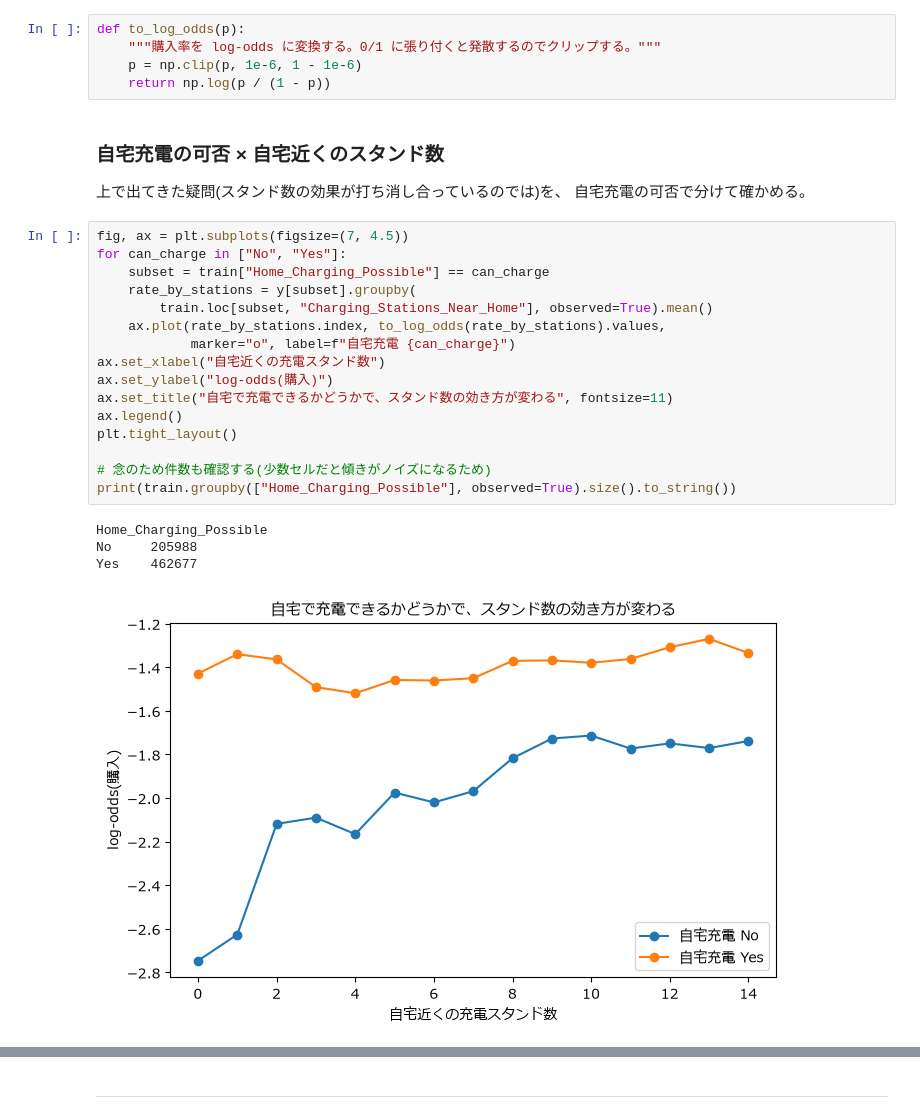
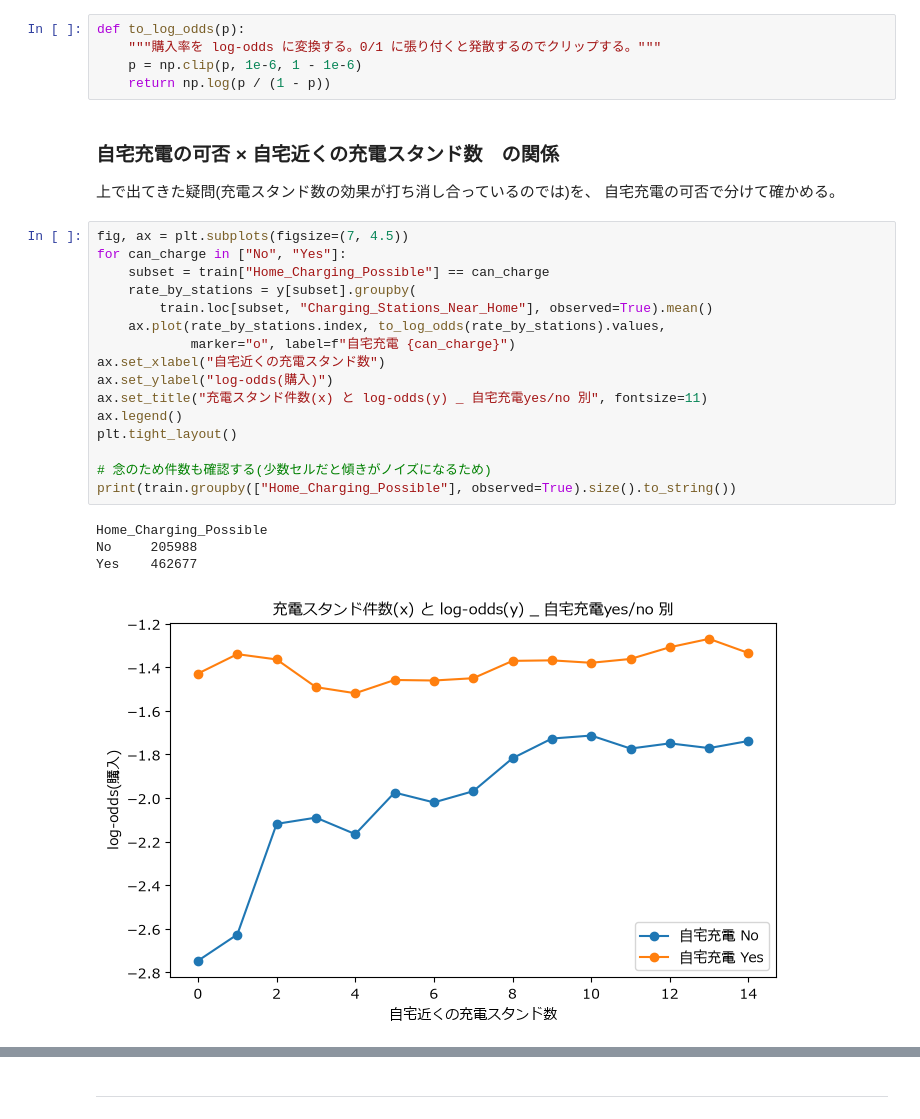
Before and after one commit to takactkc123-create/kaggle, a Jupyter notebook: 2609/notebooks/01_eda.ipynb, the cells around one changed output, grey strips where cells are left out. Cells and saved outputs as stored; diff of their text form.

```diff
--- a/2609/notebooks/01_eda.ipynb
+++ b/2609/notebooks/01_eda.ipynb
@@ -618,29 +624,28 @@ def to_log_odds(p):
     p = np.clip(p, 1e-6, 1 - 1e-6)
     return np.log(p / (1 - p))
 # %% [markdown]
-### 自宅充電の可否 × 自宅近くのスタンド数
-
-上で出てきた疑問(スタンド数の効果が打ち消し合っているのでは)を、
+### 自宅充電の可否 × 自宅近くの充電スタンド数　の関係
+上で出てきた疑問(充電スタンド数の効果が打ち消し合っているのでは)を、
 自宅充電の可否で分けて確かめる。
 # %%
 fig, ax = plt.subplots(figsize=(7, 4.5))
 for can_charge in ["No", "Yes"]:
     subset = train["Home_Charging_Possible"] == can_charge
     rate_by_stations = y[subset].groupby(
         train.loc[subset, "Charging_Stations_Near_Home"], observed=True).mean()
     ax.plot(rate_by_stations.index, to_log_odds(rate_by_stations).values,
             marker="o", label=f"自宅充電 {can_charge}")
 ax.set_xlabel("自宅近くの充電スタンド数")
 ax.set_ylabel("log-odds(購入)")
-ax.set_title("自宅で充電できるかどうかで、スタンド数の効き方が変わる", fontsize=11)
+ax.set_title("充電スタンド件数(x) と log-odds(y) _ 自宅充電yes/no 別", fontsize=11)
 ax.legend()
 plt.tight_layout()
 
 # 念のため件数も確認する(少数セルだと傾きがノイズになるため)
 print(train.groupby(["Home_Charging_Possible"], observed=True).size().to_string())
 # %% [output]
 Home_Charging_Possible
 No     205988
 Yes    462677
-[figure, old version]
+[figure, new version]
 # %% [markdown]
```
Also changed, not shown: parts of 21 cells of this notebook, 9 other files.
